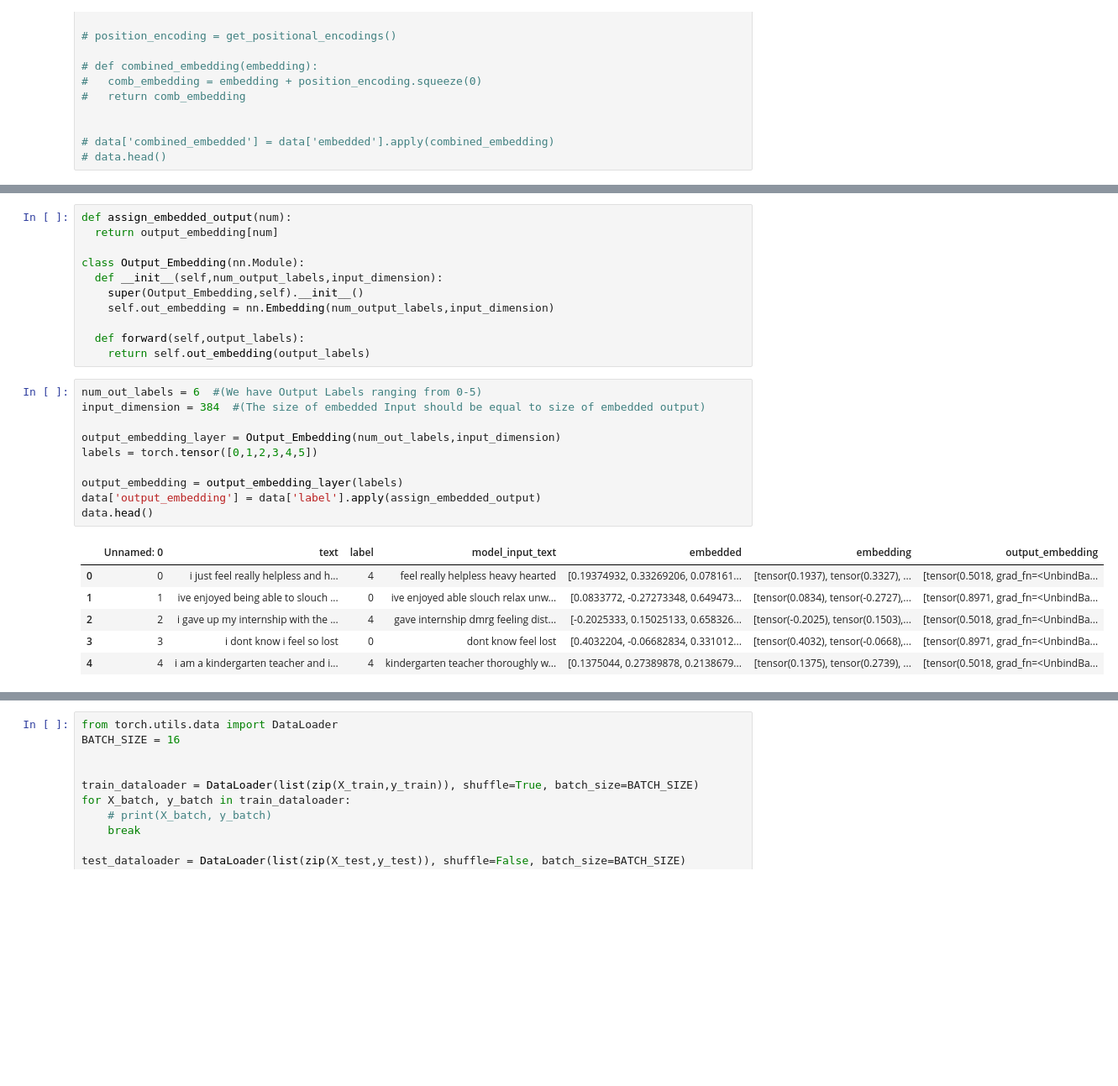
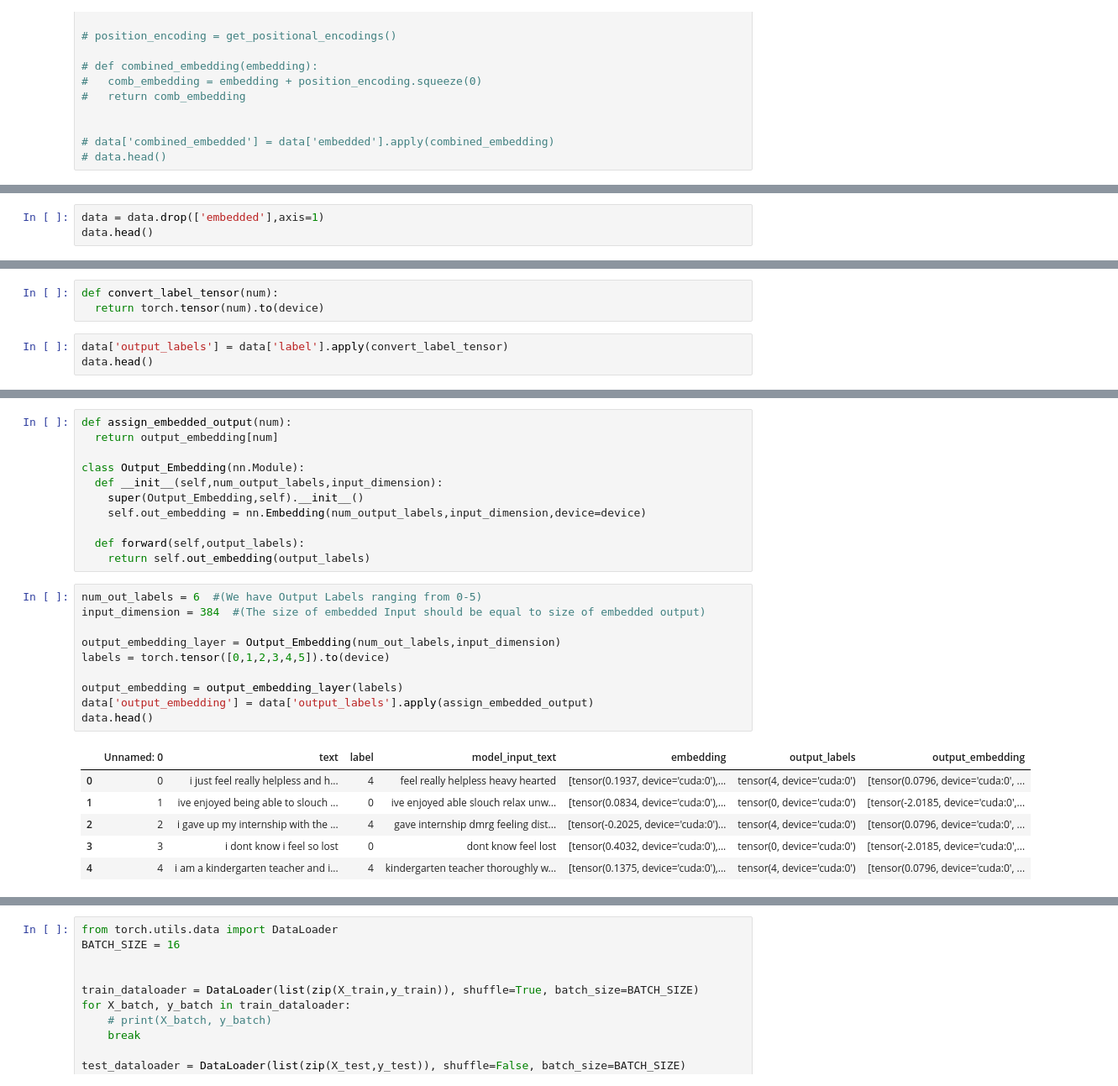
Before and after one commit to agoya27/Sentiment-Analysis-Using-Transformers, a Jupyter notebook: Sentiment_Analysis_Using_Transformers.ipynb, the cells around one changed output, grey strips where cells are left out. Shown at 84% size. Saved outputs shown, nothing was run; the diff lists cells and outputs as text; blank space fills up the shorter version.

```diff
--- a/Sentiment_Analysis_Using_Transformers.ipynb
+++ b/Sentiment_Analysis_Using_Transformers.ipynb
@@ -199,0 +193,3 @@ data.head()
+# %%
+data = data.drop(['embedded'],axis=1)
+data.head()
@@ -199,0 +203,6 @@ data.head()
+# %%
+def convert_label_tensor(num):
+  return torch.tensor(num).to(device)
+# %%
+data['output_labels'] = data['label'].apply(convert_label_tensor)
+data.head()
@@ -204,24 +220,24 @@ def assign_embedded_output(num):
 class Output_Embedding(nn.Module):
   def __init__(self,num_output_labels,input_dimension):
     super(Output_Embedding,self).__init__()
-    self.out_embedding = nn.Embedding(num_output_labels,input_dimension)
+    self.out_embedding = nn.Embedding(num_output_labels,input_dimension,device=device)
 
   def forward(self,output_labels):
     return self.out_embedding(output_labels)
 # %%
 num_out_labels = 6  #(We have Output Labels ranging from 0-5)
 input_dimension = 384  #(The size of embedded Input should be equal to size of embedded output)
 
 output_embedding_layer = Output_Embedding(num_out_labels,input_dimension)
-labels = torch.tensor([0,1,2,3,4,5])
+labels = torch.tensor([0,1,2,3,4,5]).to(device)
 
 output_embedding = output_embedding_layer(labels)
-data['output_embedding'] = data['label'].apply(assign_embedded_output)
+data['output_embedding'] = data['output_labels'].apply(assign_embedded_output)
 data.head()
 # %% [output]
-|  | Unnamed: 0 | text | label | model_input_text | embedded | embedding | output_embedding |
-| 0 | 0 | i just feel really helpless and h... | 4 | feel really helpless heavy hearted | [0.19374932, 0.33269206, 0.078161... | [tensor(0.1937), tensor(0.3327), ... | [tensor(0.5018, grad_fn=<UnbindBa... |
-| 1 | 1 | ive enjoyed being able to slouch ... | 0 | ive enjoyed able slouch relax unw... | [0.0833772, -0.27273348, 0.649473... | [tensor(0.0834), tensor(-0.2727),... | [tensor(0.8971, grad_fn=<UnbindBa... |
-| 2 | 2 | i gave up my internship with the ... | 4 | gave internship dmrg feeling dist... | [-0.2025333, 0.15025133, 0.658326... | [tensor(-0.2025), tensor(0.1503),... | [tensor(0.5018, grad_fn=<UnbindBa... |
-| 3 | 3 | i dont know i feel so lost | 0 | dont know feel lost | [0.4032204, -0.06682834, 0.331012... | [tensor(0.4032), tensor(-0.0668),... | [tensor(0.8971, grad_fn=<UnbindBa... |
-| 4 | 4 | i am a kindergarten teacher and i... | 4 | kindergarten teacher thoroughly w... | [0.1375044, 0.27389878, 0.2138679... | [tensor(0.1375), tensor(0.2739), ... | [tensor(0.5018, grad_fn=<UnbindBa... |
+|  | Unnamed: 0 | text | label | model_input_text | embedding | output_labels | output_embedding |
+| 0 | 0 | i just feel really helpless and h... | 4 | feel really helpless heavy hearted | [tensor(0.1937, device='cuda:0'),... | tensor(4, device='cuda:0') | [tensor(0.0796, device='cuda:0', ... |
+| 1 | 1 | ive enjoyed being able to slouch ... | 0 | ive enjoyed able slouch relax unw... | [tensor(0.0834, device='cuda:0'),... | tensor(0, device='cuda:0') | [tensor(-2.0185, device='cuda:0',... |
+| 2 | 2 | i gave up my internship with the ... | 4 | gave internship dmrg feeling dist... | [tensor(-0.2025, device='cuda:0')... | tensor(4, device='cuda:0') | [tensor(0.0796, device='cuda:0', ... |
+| 3 | 3 | i dont know i feel so lost | 0 | dont know feel lost | [tensor(0.4032, device='cuda:0'),... | tensor(0, device='cuda:0') | [tensor(-2.0185, device='cuda:0',... |
+| 4 | 4 | i am a kindergarten teacher and i... | 4 | kindergarten teacher thoroughly w... | [tensor(0.1375, device='cuda:0'),... | tensor(4, device='cuda:0') | [tensor(0.0796, device='cuda:0', ... |
```
Also changed, not shown: parts of 35 cells of this notebook.
